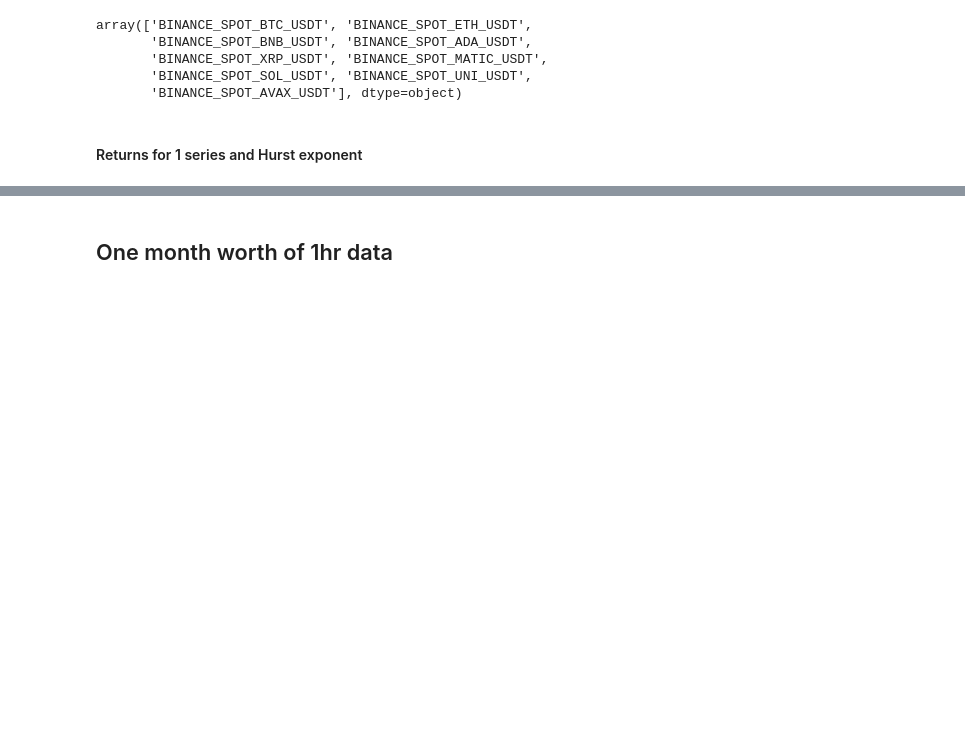
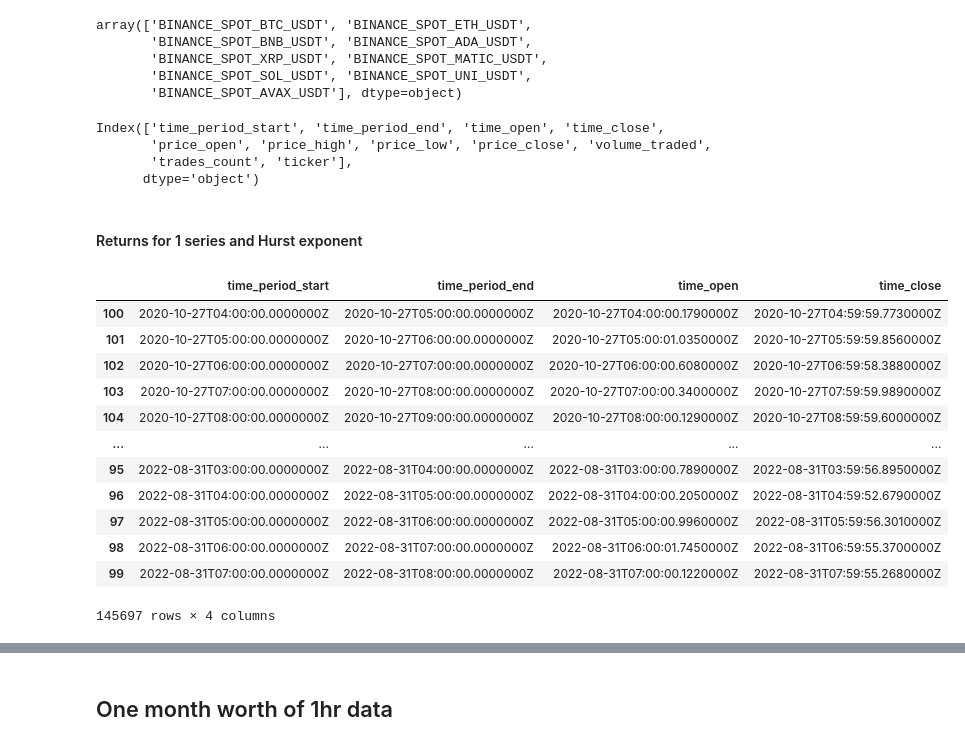
Before and after one commit to regression-gerry/hurst_capstone, a Jupyter notebook: notebooks/rescaled_range_analysis.ipynb, the cells around one changed output, grey strips where cells are left out. Saved outputs shown, nothing was run; the diff lists cells and outputs as text; code cells hidden in the pictures; blank space fills up the shorter version.

```diff
--- a/notebooks/rescaled_range_analysis.ipynb
+++ b/notebooks/rescaled_range_analysis.ipynb
@@ -14,5 +18,28 @@ array(['BINANCE_SPOT_BTC_USDT', 'BINANCE_SPOT_ETH_USDT',
        'BINANCE_SPOT_XRP_USDT', 'BINANCE_SPOT_MATIC_USDT',
        'BINANCE_SPOT_SOL_USDT', 'BINANCE_SPOT_UNI_USDT',
        'BINANCE_SPOT_AVAX_USDT'], dtype=object)
+# %%
+df_spot.columns
+# %% [output]
+Index(['time_period_start', 'time_period_end', 'time_open', 'time_close',
+       'price_open', 'price_high', 'price_low', 'price_close', 'volume_traded',
+       'trades_count', 'ticker'],
+      dtype='object')
 # %% [markdown]
 #### Returns for 1 series and Hurst exponent
+# %%
+df_spot.iloc[:, :4]
+# %% [output]
+|  | time_period_start | time_period_end | time_open | time_close |
+| 100 | 2020-10-27T04:00:00.0000000Z | 2020-10-27T05:00:00.0000000Z | 2020-10-27T04:00:00.1790000Z | 2020-10-27T04:59:59.7730000Z |
+| 101 | 2020-10-27T05:00:00.0000000Z | 2020-10-27T06:00:00.0000000Z | 2020-10-27T05:00:01.0350000Z | 2020-10-27T05:59:59.8560000Z |
+| 102 | 2020-10-27T06:00:00.0000000Z | 2020-10-27T07:00:00.0000000Z | 2020-10-27T06:00:00.6080000Z | 2020-10-27T06:59:58.3880000Z |
+| 103 | 2020-10-27T07:00:00.0000000Z | 2020-10-27T08:00:00.0000000Z | 2020-10-27T07:00:00.3400000Z | 2020-10-27T07:59:59.9890000Z |
+| 104 | 2020-10-27T08:00:00.0000000Z | 2020-10-27T09:00:00.0000000Z | 2020-10-27T08:00:00.1290000Z | 2020-10-27T08:59:59.6000000Z |
+| ... | ... | ... | ... | ... |
+| 95 | 2022-08-31T03:00:00.0000000Z | 2022-08-31T04:00:00.0000000Z | 2022-08-31T03:00:00.7890000Z | 2022-08-31T03:59:56.8950000Z |
+| 96 | 2022-08-31T04:00:00.0000000Z | 2022-08-31T05:00:00.0000000Z | 2022-08-31T04:00:00.2050000Z | 2022-08-31T04:59:52.6790000Z |
+| 97 | 2022-08-31T05:00:00.0000000Z | 2022-08-31T06:00:00.0000000Z | 2022-08-31T05:00:00.9960000Z | 2022-08-31T05:59:56.3010000Z |
+| 98 | 2022-08-31T06:00:00.0000000Z | 2022-08-31T07:00:00.0000000Z | 2022-08-31T06:00:01.7450000Z | 2022-08-31T06:59:55.3700000Z |
+| 99 | 2022-08-31T07:00:00.0000000Z | 2022-08-31T08:00:00.0000000Z | 2022-08-31T07:00:00.1220000Z | 2022-08-31T07:59:55.2680000Z |
+145697 rows × 4 columns
```
Also changed, not shown: parts of 13 cells of this notebook.
